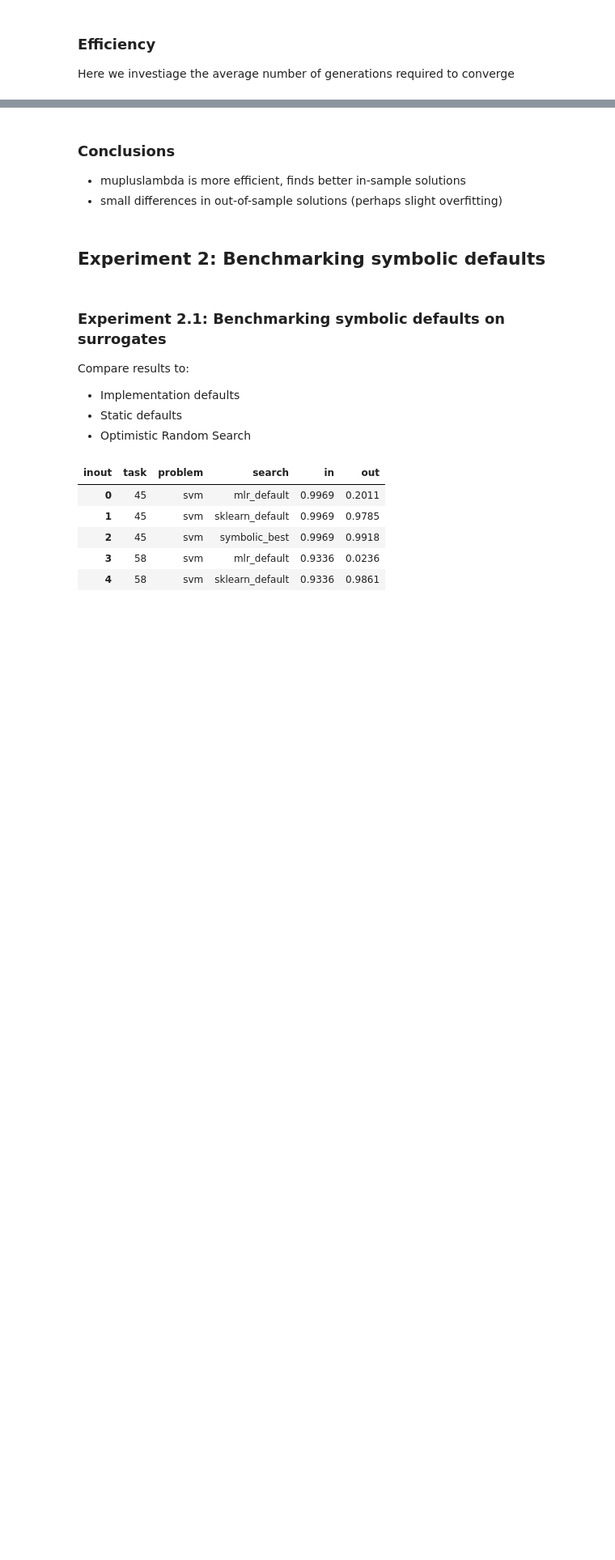
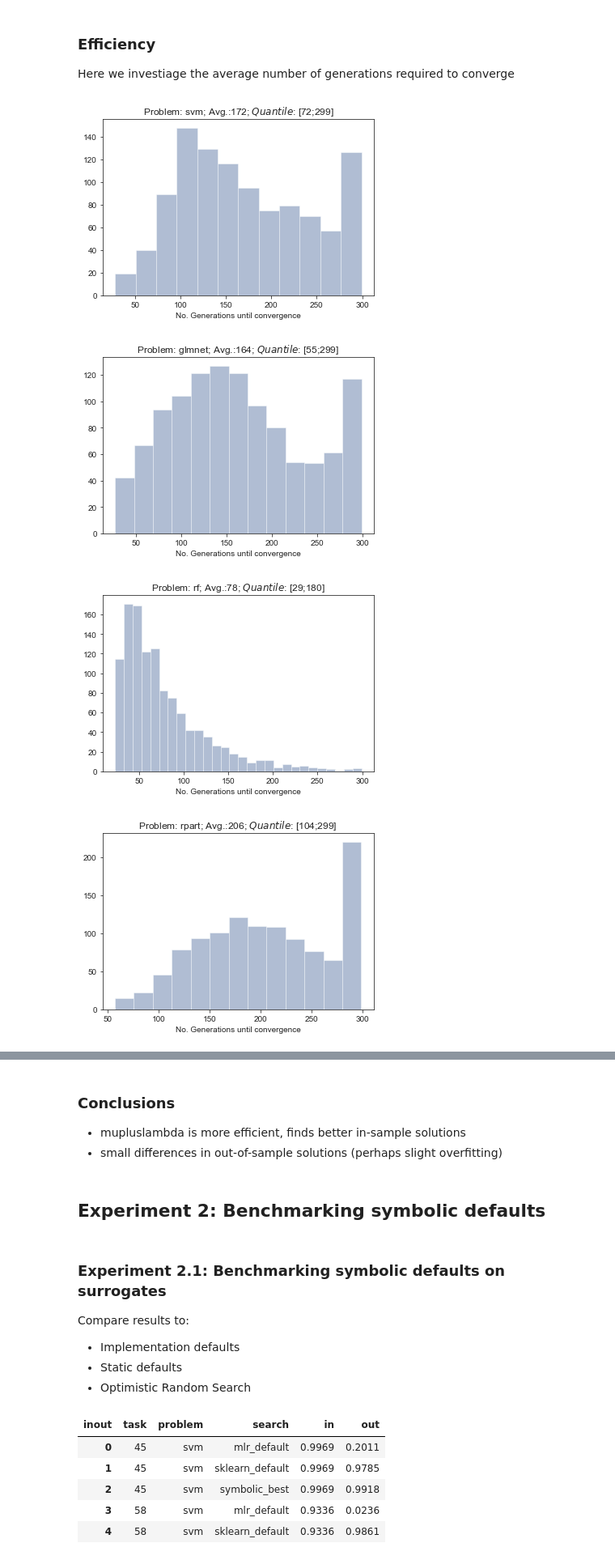
Before and after one commit to PGijsbers/symbolicdefaults, a Jupyter notebook: LogParsing-V3.ipynb, the cells around one changed output, grey strips where cells are left out. Shown at 81% size. Drawn from its saved outputs; the diff is of its cells as text; code cells hidden in the pictures; blank space fills up the shorter version.

```diff
--- a/LogParsing-V3.ipynb
+++ b/LogParsing-V3.ipynb
@@ -229,9 +248,14 @@ for problem in aggdf.problem.unique():
 ### Efficiency
 Here we investiage the average number of generations required to converge
 # %%
-for problem in df.problem.values:
+for problem in df.problem.unique():
     data = df[(df.search == "mupluslambda") & (df.problem == problem)]["gen"]
     p = sns.distplot(data, kde=False)
     p.set(xlabel='No. Generations until convergence')
     p.set_title(f'Problem: {problem}; Avg.:{round(data.mean()):.0f}; $Quantile$: [{data.quantile(.05):.0f};{data.quantile(.95):.0f}]')
     plt.show()
+# %% [output]
+[figure, added]
+[figure, added]
+[figure, added]
+[figure, added]
```
Also changed, not shown: parts of 9 cells of this notebook.
